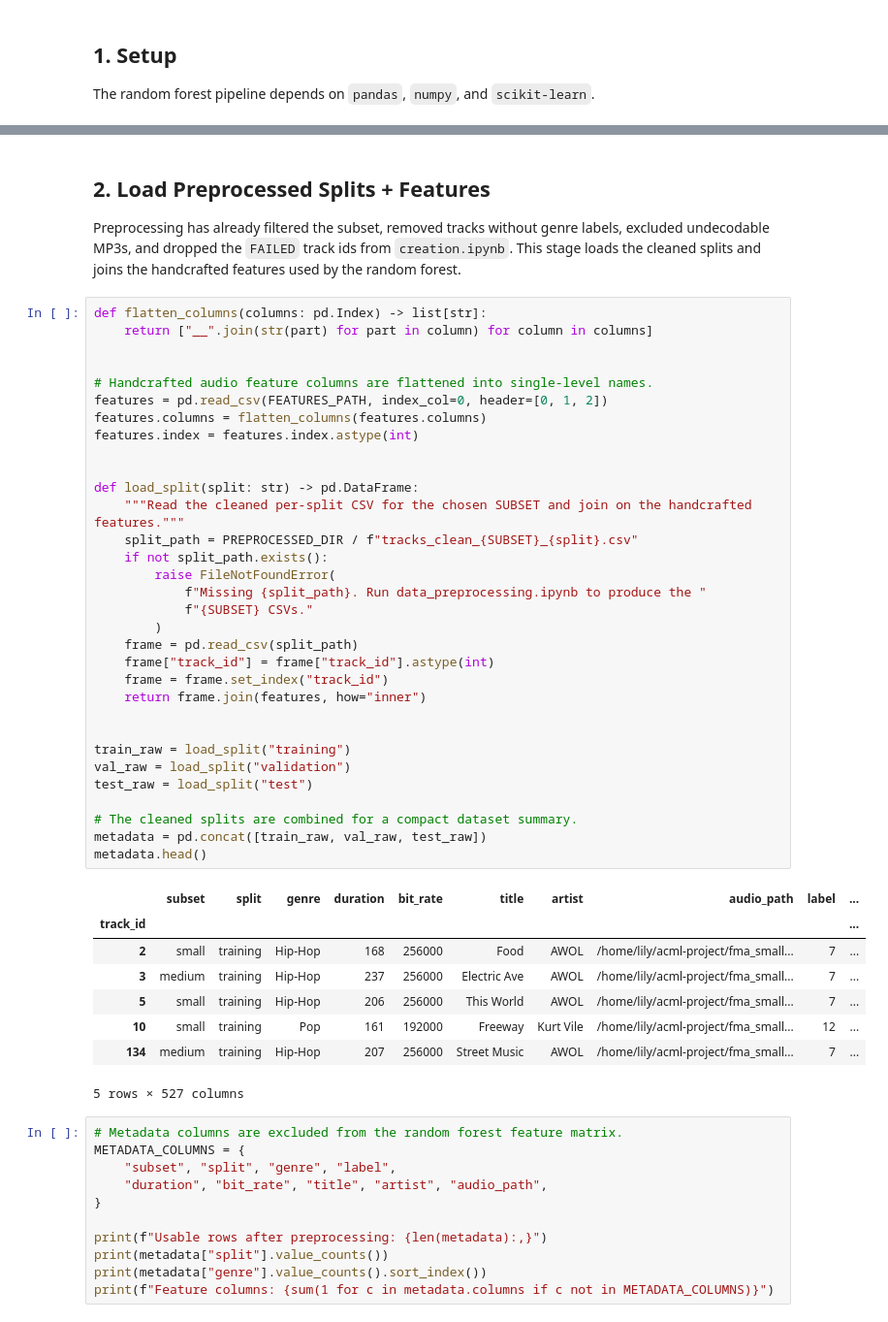
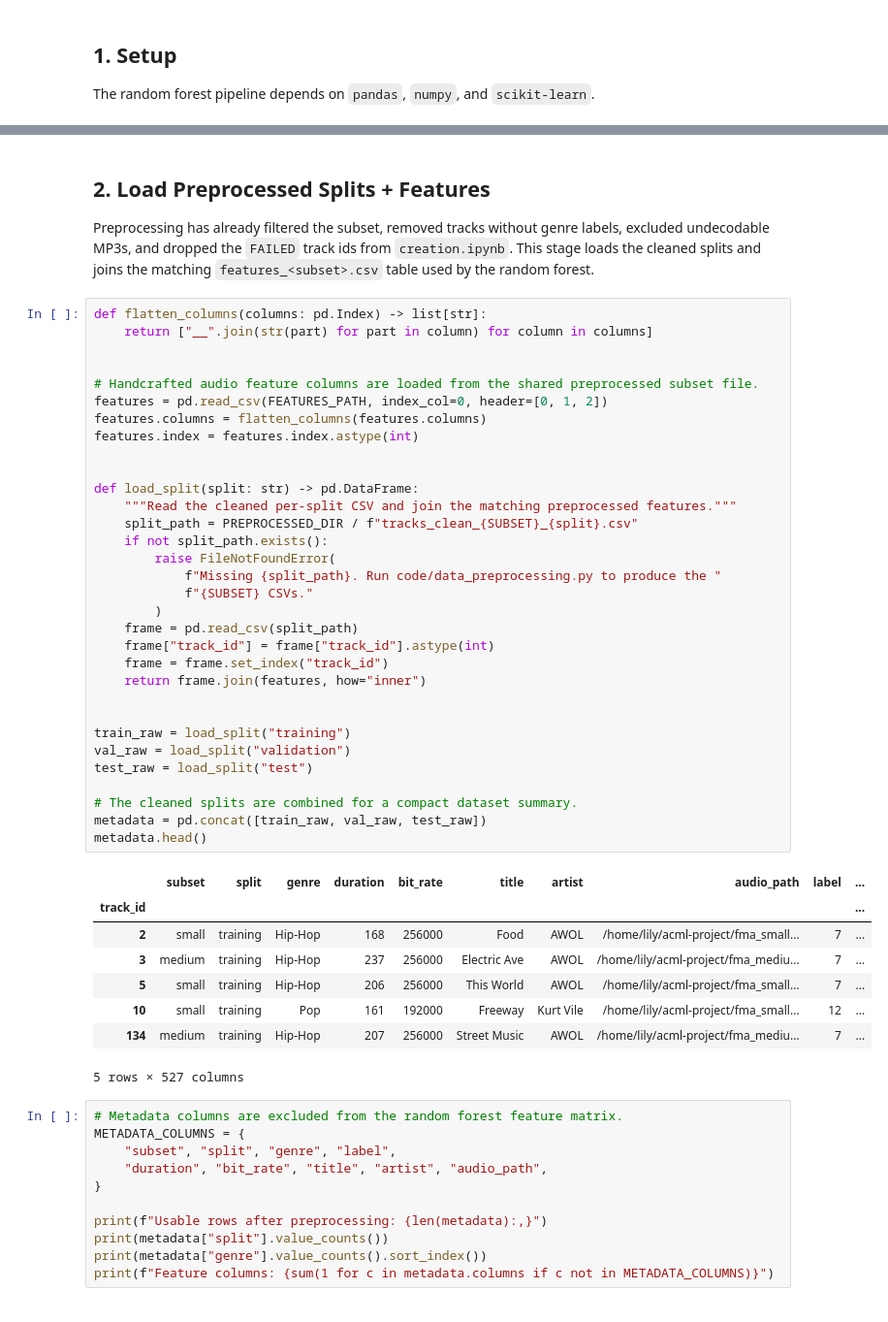
Before and after one commit to froggomelo/acml-project, a Jupyter notebook: code/random_forest/random_forest_pipeline.ipynb, the cells around one changed output, grey strips where cells are left out. Shown at 97% size. Saved outputs shown, nothing was run; the diff lists cells and outputs as text.

```diff
--- a/code/random_forest/random_forest_pipeline.ipynb
+++ b/code/random_forest/random_forest_pipeline.ipynb
@@ -108,47 +125,47 @@ FileNotFoundError: Could not find fma_metadata/features.csv and fma_preprocessed
 # %% [markdown]
 ## 2. Load Preprocessed Splits + Features
 
-Preprocessing has already filtered the subset, removed tracks without genre labels, excluded undecodable MP3s, and dropped the `FAILED` track ids from `creation.ipynb`. This stage loads the cleaned splits and joins the handcrafted features used by the random forest.
+Preprocessing has already filtered the subset, removed tracks without genre labels, excluded undecodable MP3s, and dropped the `FAILED` track ids from `creation.ipynb`. This stage loads the cleaned splits and joins the matching `features_<subset>.csv` table used by the random forest.
 # %%
 def flatten_columns(columns: pd.Index) -> list[str]:
     return ["__".join(str(part) for part in column) for column in columns]
 
 
-# Handcrafted audio feature columns are flattened into single-level names.
+# Handcrafted audio feature columns are loaded from the shared preprocessed subset file.
 features = pd.read_csv(FEATURES_PATH, index_col=0, header=[0, 1, 2])
 features.columns = flatten_columns(features.columns)
 features.index = features.index.astype(int)
 
 
 def load_split(split: str) -> pd.DataFrame:
-    """Read the cleaned per-split CSV for the chosen SUBSET and join on the handcrafted features."""
+    """Read the cleaned per-split CSV and join the matching preprocessed features."""
     split_path = PREPROCESSED_DIR / f"tracks_clean_{SUBSET}_{split}.csv"
     if not split_path.exists():
         raise FileNotFoundError(
-            f"Missing {split_path}. Run data_preprocessing.ipynb to produce the "
+            f"Missing {split_path}. Run code/data_preprocessing.py to produce the "
             f"{SUBSET} CSVs."
         )
     frame = pd.read_csv(split_path)
     frame["track_id"] = frame["track_id"].astype(int)
     frame = frame.set_index("track_id")
     return frame.join(features, how="inner")
 
 
 train_raw = load_split("training")
 val_raw = load_split("validation")
 test_raw = load_split("test")
 
 # The cleaned splits are combined for a compact dataset summary.
 metadata = pd.concat([train_raw, val_raw, test_raw])
 metadata.head()
 # %% [output]
 |  | subset | split | genre | duration | bit_rate | title | artist | audio_path | label | ... |
 | track_id |  |  |  |  |  |  |  |  |  | ... |
 | 2 | small | training | Hip-Hop | 168 | 256000 | Food | AWOL | /home/lily/acml-project/fma_small... | 7 | ... |
-| 3 | medium | training | Hip-Hop | 237 | 256000 | Electric Ave | AWOL | /home/lily/acml-project/fma_small... | 7 | ... |
+| 3 | medium | training | Hip-Hop | 237 | 256000 | Electric Ave | AWOL | /home/lily/acml-project/fma_mediu... | 7 | ... |
 | 5 | small | training | Hip-Hop | 206 | 256000 | This World | AWOL | /home/lily/acml-project/fma_small... | 7 | ... |
 | 10 | small | training | Pop | 161 | 192000 | Freeway | Kurt Vile | /home/lily/acml-project/fma_small... | 12 | ... |
-| 134 | medium | training | Hip-Hop | 207 | 256000 | Street Music | AWOL | /home/lily/acml-project/fma_small... | 7 | ... |
+| 134 | medium | training | Hip-Hop | 207 | 256000 | Street Music | AWOL | /home/lily/acml-project/fma_mediu... | 7 | ... |
 5 rows × 527 columns
 # %%
 # Metadata columns are excluded from the random forest feature matrix.
```
Also changed, not shown: parts of 4 cells of this notebook, 10 other files.
